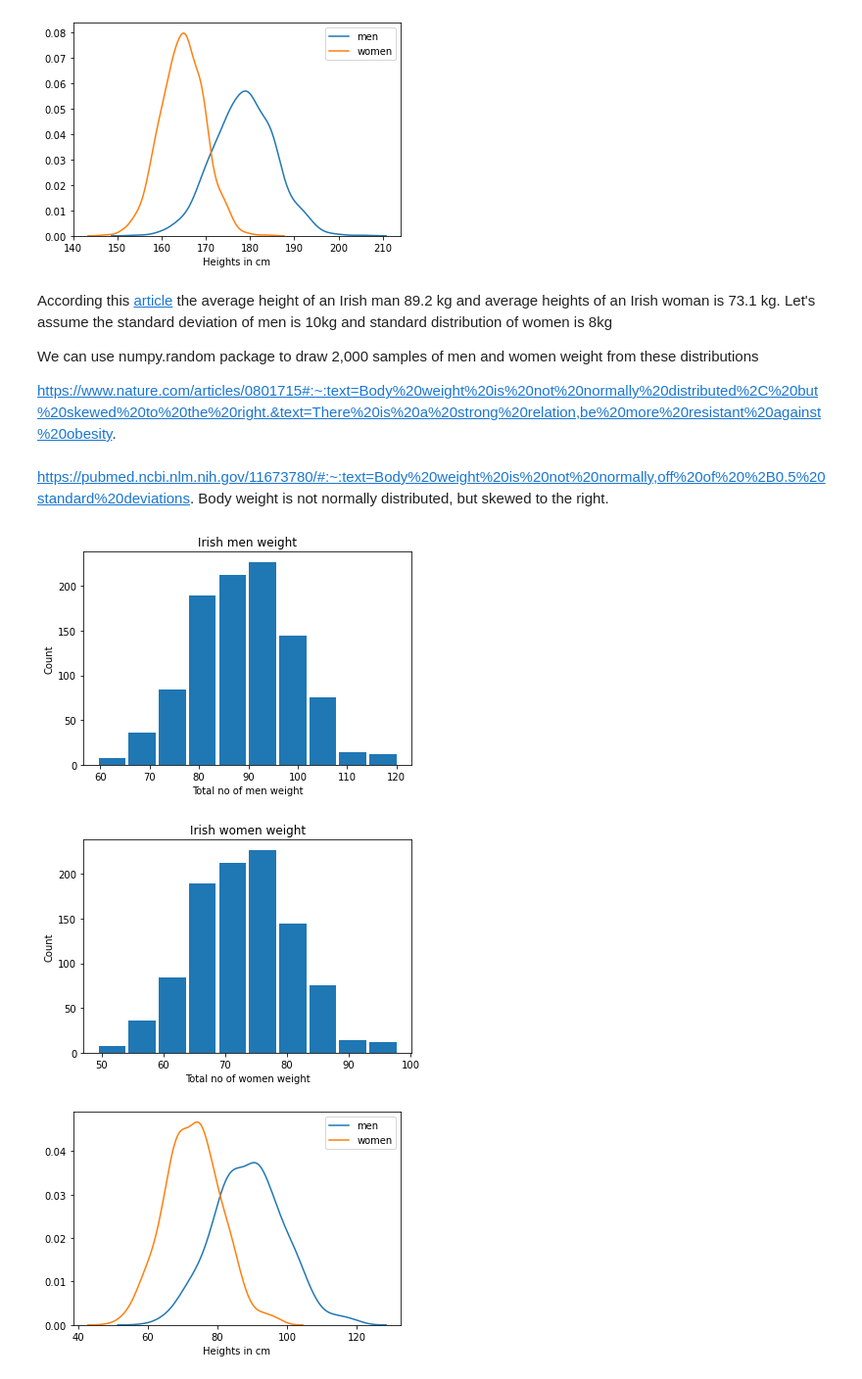
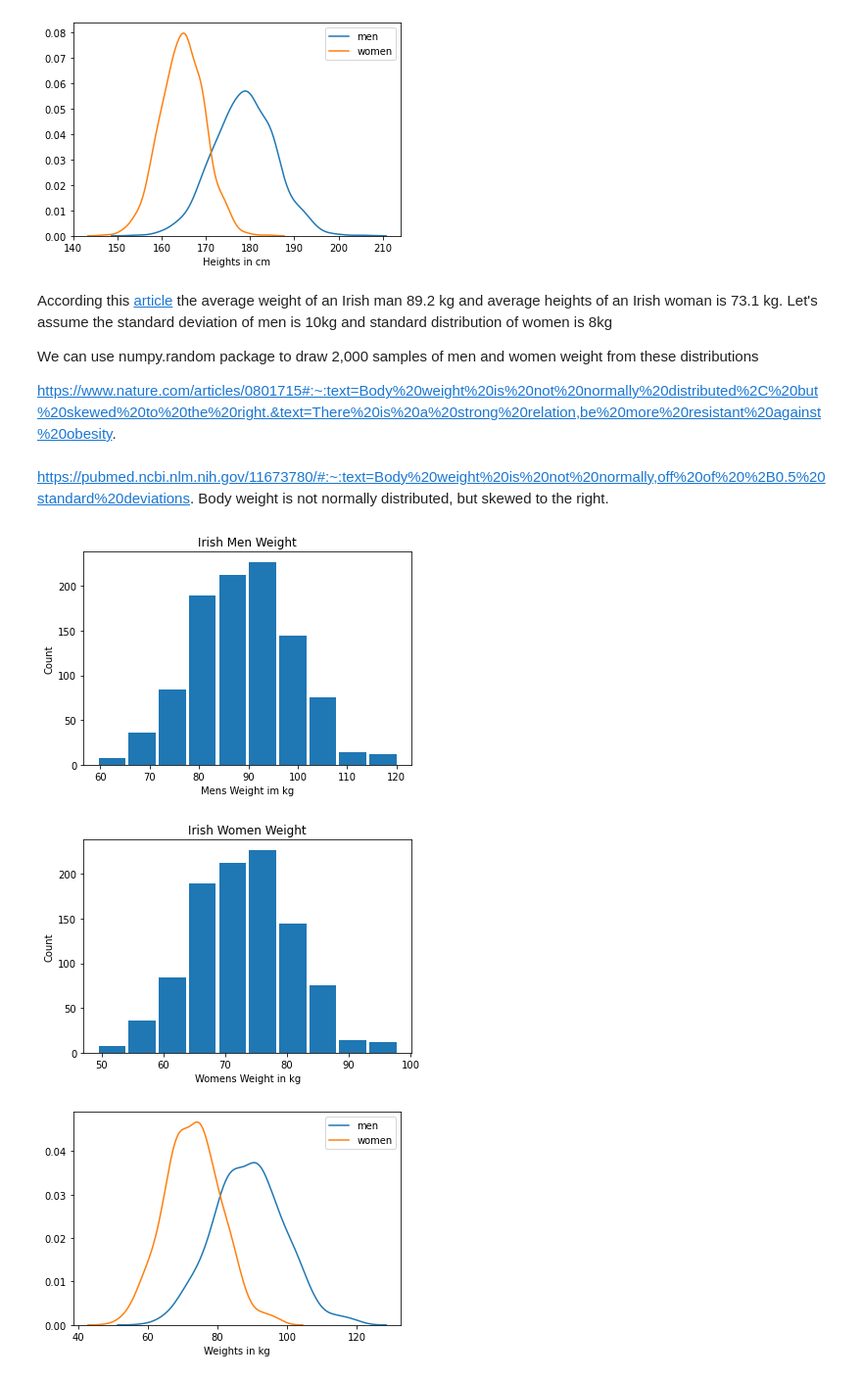
Before and after one commit to BYalini/project_programming_for_data_analysis, a Jupyter notebook: PDA_Project2020.ipynb, the cells around one changed output. Shown at 98% size. Drawn from its saved outputs; the diff is of its cells as text; code cells hidden in the pictures.

```diff
--- a/PDA_Project2020.ipynb
+++ b/PDA_Project2020.ipynb
@@ -65,7 +65,7 @@ plt.show()
 # %% [output]
 [figure]
 # %% [markdown]
-According this [article](https://www.worlddata.info/average-bodyheight.php) the average height of an Irish man 89.2 kg and average heights of an Irish woman is 73.1 kg. Let's assume the standard deviation of men is 10kg and standard distribution of women is 8kg
+According this [article](https://www.worlddata.info/average-bodyheight.php) the average weight of an Irish man 89.2 kg and average heights of an Irish woman is 73.1 kg. Let's assume the standard deviation of men is 10kg and standard distribution of women is 8kg
 
 We can use numpy.random package to draw 2,000 samples of men and women weight from these distributions
 
@@ -85,21 +85,21 @@ weights = np.hstack((sample_weights_men, sample_weights_women))
 # %%
 import matplotlib.pyplot as plt
 plt.hist(sample_weights_men, rwidth=0.90)
-plt.xlabel('Total no of men weight')
+plt.xlabel('Mens Weight im kg')
 plt.ylabel('Count')
-plt.title('Irish men weight')
+plt.title('Irish Men Weight')
 plt.show()
 # %% [output]
-[figure, old version]
+[figure, new version]
 # %%
 import matplotlib.pyplot as plt
 plt.hist(sample_weights_women, rwidth=0.90)
-plt.xlabel('Total no of women weight')
+plt.xlabel('Womens Weight in kg')
 plt.ylabel('Count')
-plt.title('Irish women weight')
+plt.title('Irish Women Weight')
 plt.show()
 # %% [output]
-[figure, old version]
+[figure, new version]
 # %%
 import seaborn as sns
 fig, ax = plt.subplots() # common layouts
```
Also changed, not shown: parts of 7 cells of this notebook, 9 other files.
